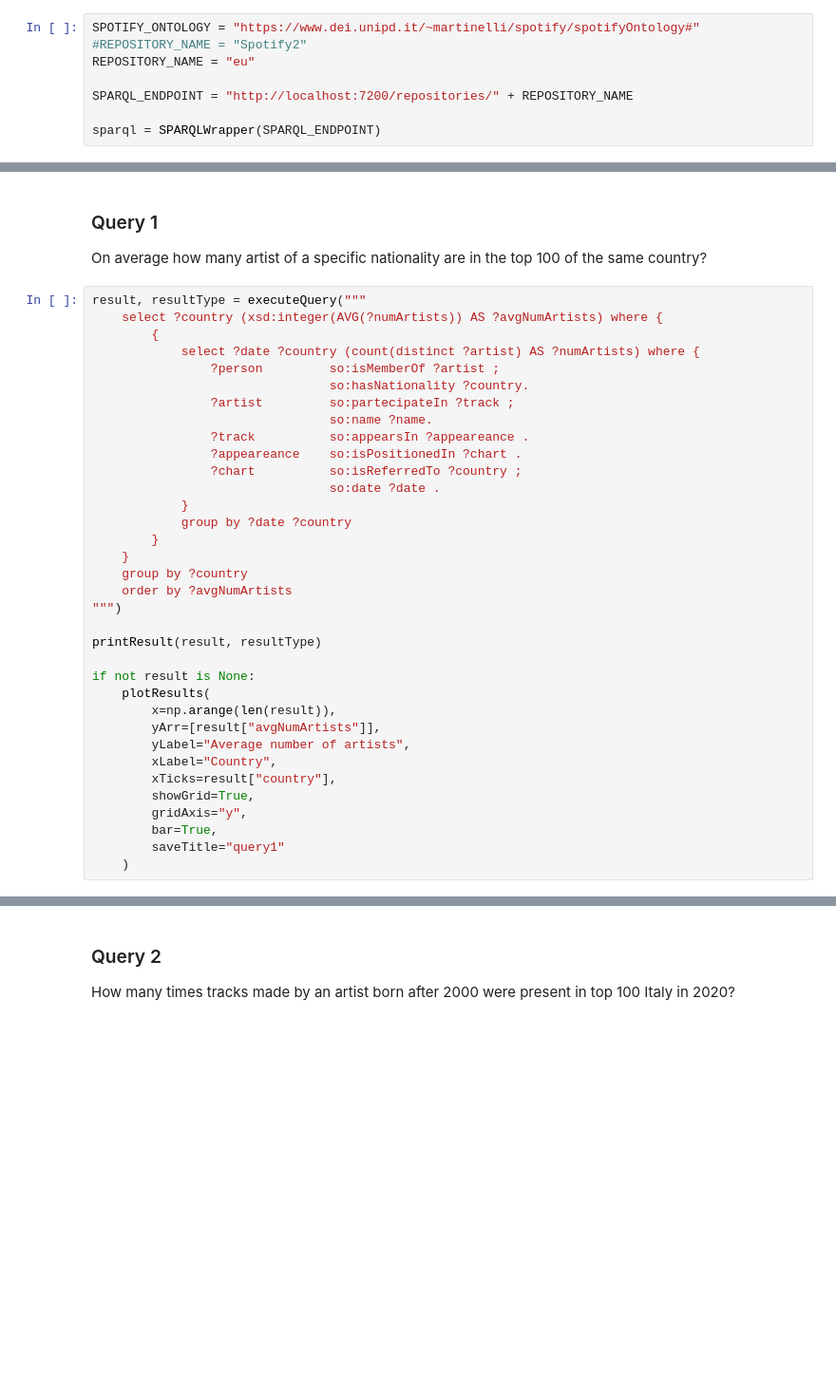
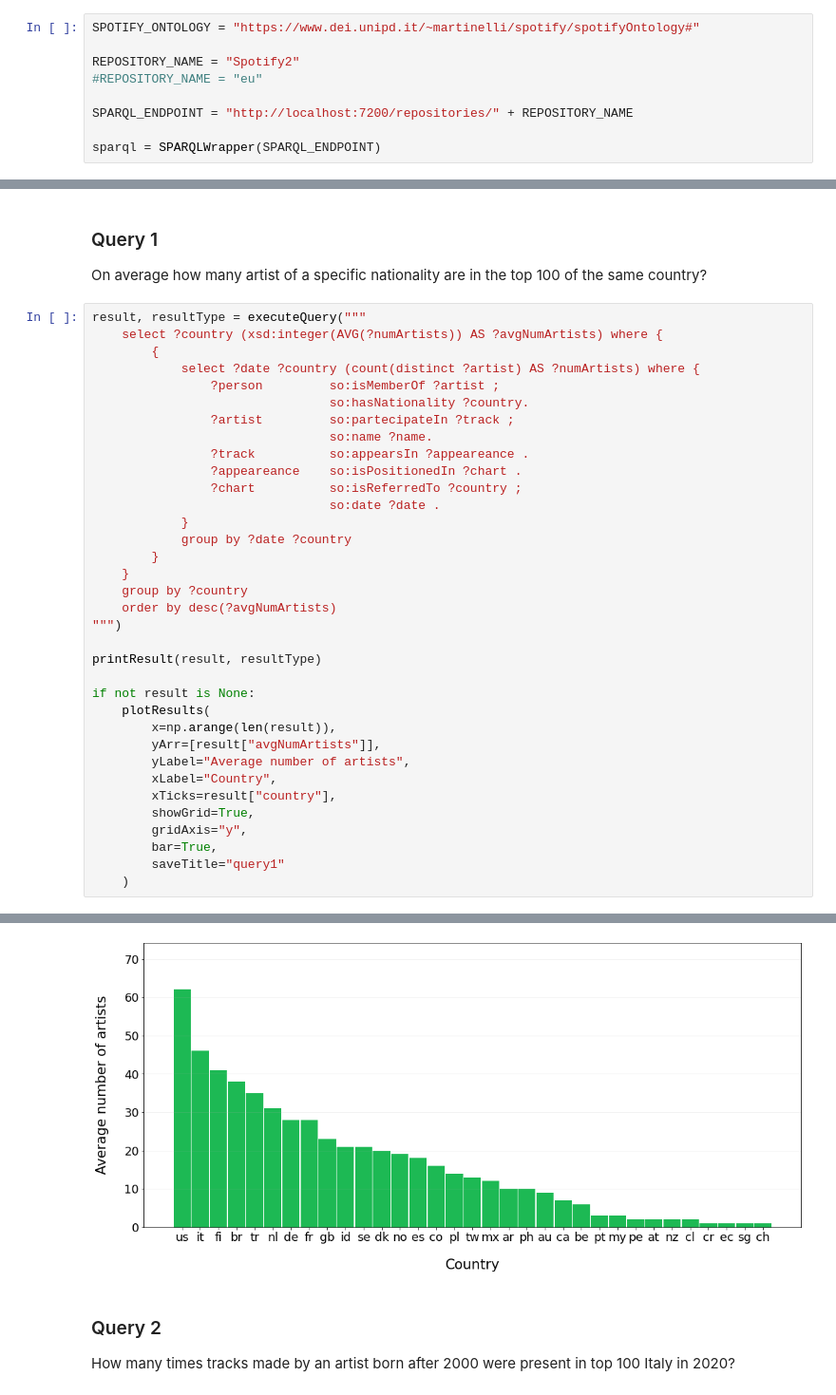
Before and after one commit to luca-martinelli-09/spotify-lod, a Jupyter notebook: spotifyGraphQueries.ipynb, the cells around one changed output, grey strips where cells are left out. Shown at 95% size. Drawn from its saved outputs; the diff is of its cells as text; blank space fills up the shorter version.

```diff
--- a/spotifyGraphQueries.ipynb
+++ b/spotifyGraphQueries.ipynb
@@ -18,8 +20,9 @@ from SPARQLWrapper import SPARQLWrapper, JSON
 from IPython.display import display
 # %%
 SPOTIFY_ONTOLOGY = "https://www.dei.unipd.it/~martinelli/spotify/spotifyOntology#"
-#REPOSITORY_NAME = "Spotify2"
-REPOSITORY_NAME = "eu"
+
+REPOSITORY_NAME = "Spotify2"
+#REPOSITORY_NAME = "eu"
 
 SPARQL_ENDPOINT = "http://localhost:7200/repositories/" + REPOSITORY_NAME
 
@@ -216,7 +219,7 @@ result, resultType = executeQuery("""
 		}
 	}
 	group by ?country
-	order by ?avgNumArtists
+	order by desc(?avgNumArtists)
 """)
 
 printResult(result, resultType)
@@ -233,3 +236,4 @@ if not result is None:
 		bar=True,
 		saveTitle="query1"
 	)
+# %% [output]
@@ -236,3 +258,4 @@ if not result is None:
+[figure, added]
 # %% [markdown]
 ### Query 2
 How many times tracks made by an artist born after 2000 were present in top 100 Italy in 2020?
```
Also changed, not shown: parts of 13 cells of this notebook, 2 other files.
